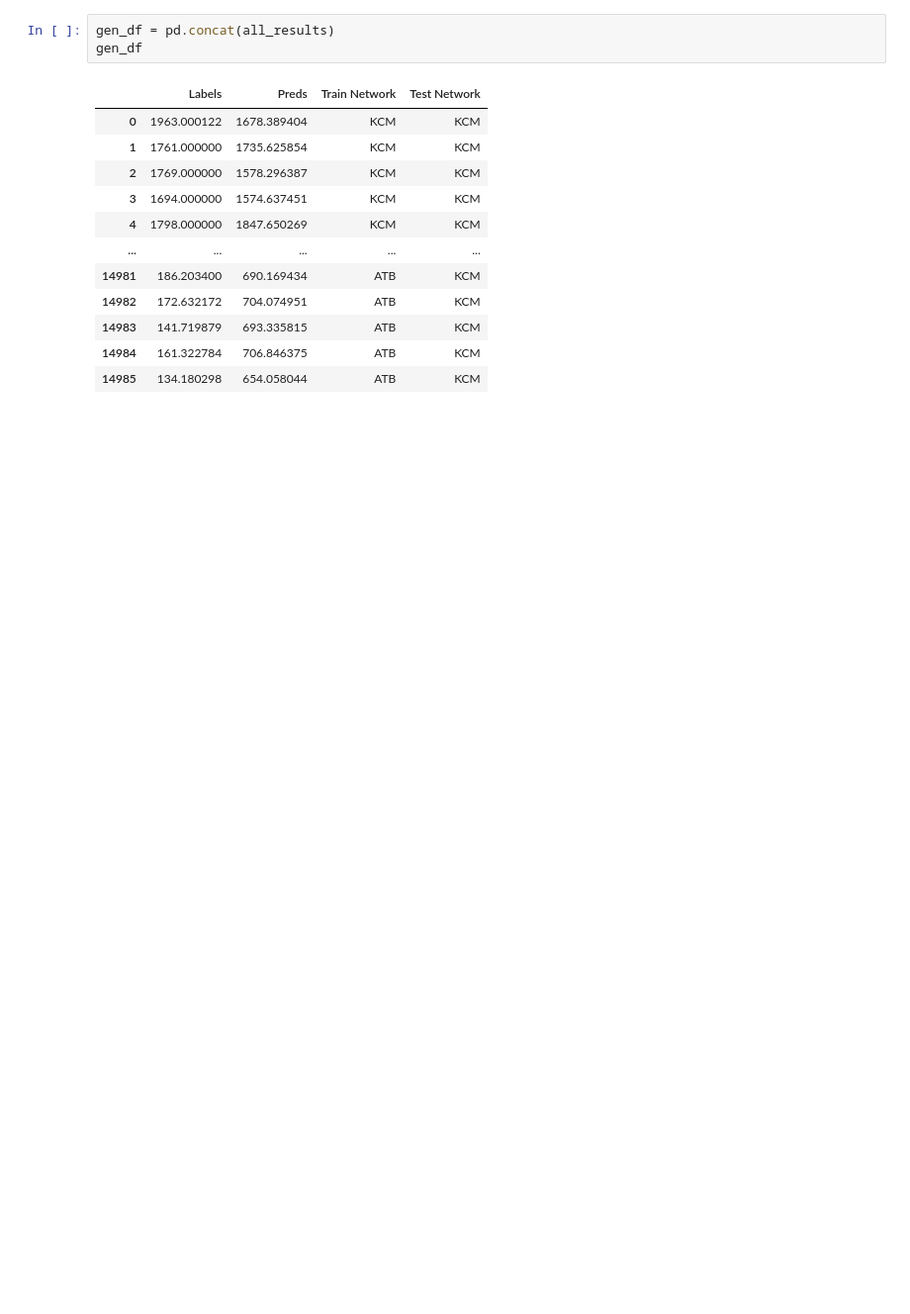
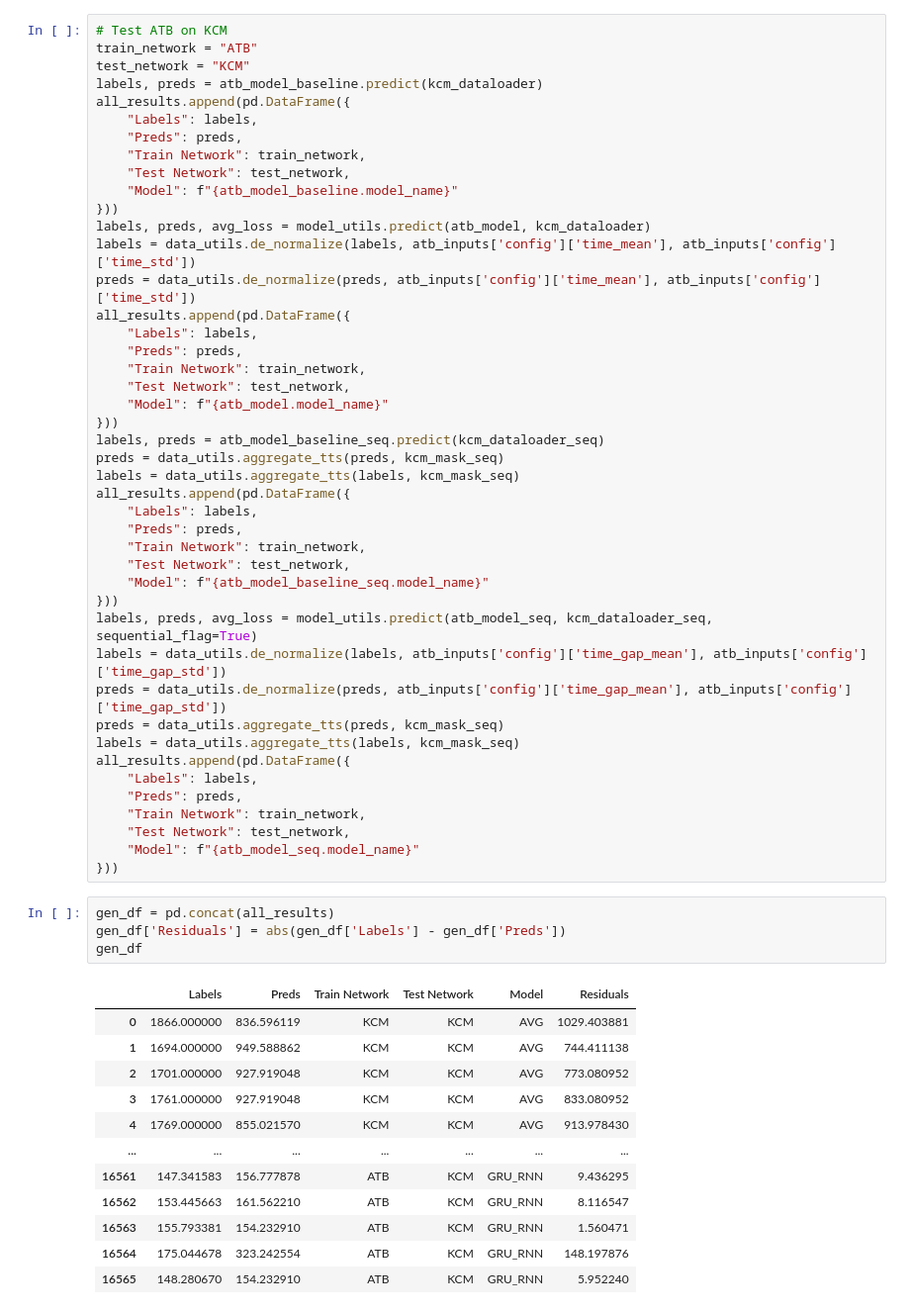
Before and after one commit to zackAemmer/generalizable_travel_times, a Jupyter notebook: src/explore_generalization.ipynb, the cells around one changed output. Shown at 99% size. Saved outputs shown, nothing was run; the diff lists cells and outputs as text; blank space fills up the shorter version.

```diff
--- a/src/explore_generalization.ipynb
+++ b/src/explore_generalization.ipynb
@@ -154,16 +282,61 @@ all_results.append(pd.DataFrame({
+# %%
+# Test ATB on KCM
+train_network = "ATB"
+test_network = "KCM"
+labels, preds = atb_model_baseline.predict(kcm_dataloader)
+all_results.append(pd.DataFrame({
+    "Labels": labels,
+    "Preds": preds,
+    "Train Network": train_network,
+    "Test Network": test_network,
+    "Model": f"{atb_model_baseline.model_name}"
+}))
+labels, preds, avg_loss = model_utils.predict(atb_model, kcm_dataloader)
+labels = data_utils.de_normalize(labels, atb_inputs['config']['time_mean'], atb_inputs['config']['time_std'])
+preds = data_utils.de_normalize(preds, atb_inputs['config']['time_mean'], atb_inputs['config']['time_std'])
+all_results.append(pd.DataFrame({
+    "Labels": labels,
+    "Preds": preds,
+    "Train Network": train_network,
+    "Test Network": test_network,
+    "Model": f"{atb_model.model_name}"
+}))
+labels, preds = atb_model_baseline_seq.predict(kcm_dataloader_seq)
+preds = data_utils.aggregate_tts(preds, kcm_mask_seq)
+labels = data_utils.aggregate_tts(labels, kcm_mask_seq)
+all_results.append(pd.DataFrame({
+    "Labels": labels,
+    "Preds": preds,
+    "Train Network": train_network,
+    "Test Network": test_network,
+    "Model": f"{atb_model_baseline_seq.model_name}"
+}))
+labels, preds, avg_loss = model_utils.predict(atb_model_seq, kcm_dataloader_seq, sequential_flag=True)
+labels = data_utils.de_normalize(labels, atb_inputs['config']['time_gap_mean'], atb_inputs['config']['time_gap_std'])
+preds = data_utils.de_normalize(preds, atb_inputs['config']['time_gap_mean'], atb_inputs['config']['time_gap_std'])
+preds = data_utils.aggregate_tts(preds, kcm_mask_seq)
+labels = data_utils.aggregate_tts(labels, kcm_mask_seq)
+all_results.append(pd.DataFrame({
+    "Labels": labels,
+    "Preds": preds,
+    "Train Network": train_network,
+    "Test Network": test_network,
+    "Model": f"{atb_model_seq.model_name}"
+}))
 # %%
 gen_df = pd.concat(all_results)
+gen_df['Residuals'] = abs(gen_df['Labels'] - gen_df['Preds'])
 gen_df
 # %% [output]
-|  | Labels | Preds | Train Network | Test Network |
-| 0 | 1963.000122 | 1678.389404 | KCM | KCM |
-| 1 | 1761.000000 | 1735.625854 | KCM | KCM |
-| 2 | 1769.000000 | 1578.296387 | KCM | KCM |
-| 3 | 1694.000000 | 1574.637451 | KCM | KCM |
-| 4 | 1798.000000 | 1847.650269 | KCM | KCM |
-| ... | ... | ... | ... | ... |
-| 14981 | 186.203400 | 690.169434 | ATB | KCM |
-| 14982 | 172.632172 | 704.074951 | ATB | KCM |
-| 14983 | 141.719879 | 693.335815 | ATB | KCM |
-| 14984 | 161.322784 | 706.846375 | ATB | KCM |
-| 14985 | 134.180298 | 654.058044 | ATB | KCM |
+|  | Labels | Preds | Train Network | Test Network | Model | Residuals |
+| 0 | 1866.000000 | 836.596119 | KCM | KCM | AVG | 1029.403881 |
+| 1 | 1694.000000 | 949.588862 | KCM | KCM | AVG | 744.411138 |
+| 2 | 1701.000000 | 927.919048 | KCM | KCM | AVG | 773.080952 |
+| 3 | 1761.000000 | 927.919048 | KCM | KCM | AVG | 833.080952 |
+| 4 | 1769.000000 | 855.021570 | KCM | KCM | AVG | 913.978430 |
+| ... | ... | ... | ... | ... | ... | ... |
+| 16561 | 147.341583 | 156.777878 | ATB | KCM | GRU_RNN | 9.436295 |
+| 16562 | 153.445663 | 161.562210 | ATB | KCM | GRU_RNN | 8.116547 |
+| 16563 | 155.793381 | 154.232910 | ATB | KCM | GRU_RNN | 1.560471 |
+| 16564 | 175.044678 | 323.242554 | ATB | KCM | GRU_RNN | 148.197876 |
+| 16565 | 148.280670 | 154.232910 | ATB | KCM | GRU_RNN | 5.952240 |
```
Also changed, not shown: parts of 11 cells of this notebook, 3 other files.
